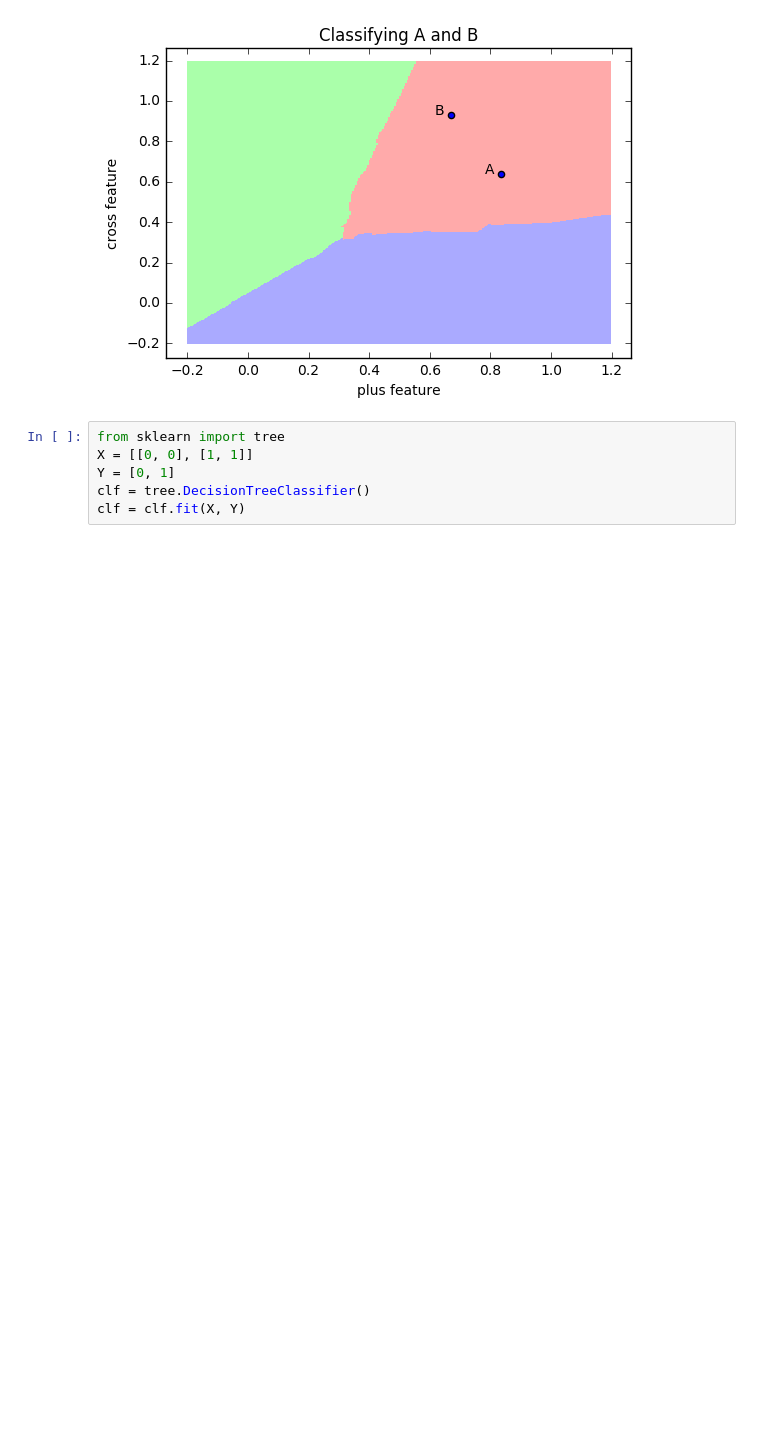
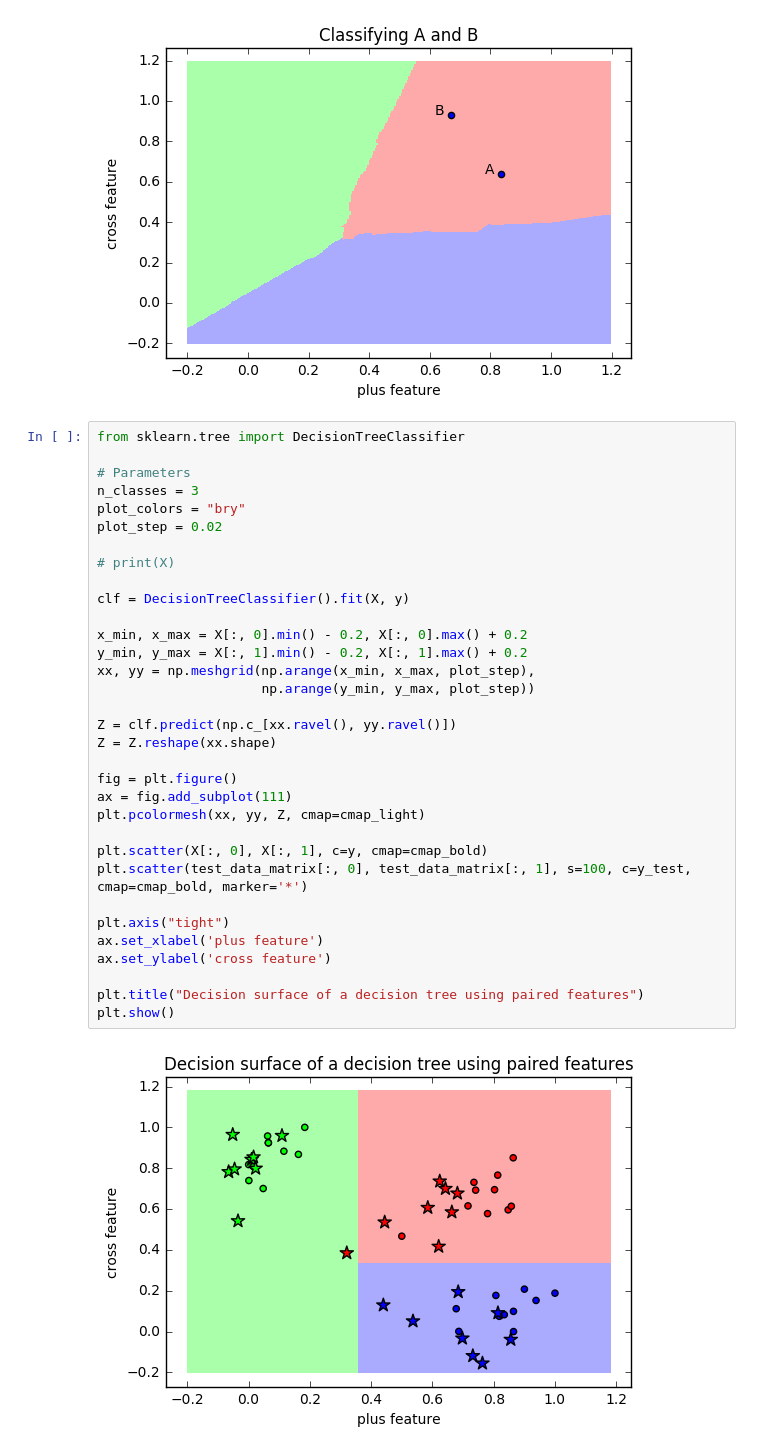
Before and after one commit to mika018/Character-Recognition-Classifier, a Jupyter notebook: cw2.ipynb, the cells around one changed output. Saved outputs shown, nothing was run; the diff lists cells and outputs as text; blank space fills up the shorter version.

Commit message:
Add Decision Tree

```diff
--- a/cw2.ipynb
+++ b/cw2.ipynb
@@ -814,9 +815,38 @@ plt.show()
 [figure]
 [figure]
 [figure]
-# %%
-from sklearn import tree
-X = [[0, 0], [1, 1]]
-Y = [0, 1]
-clf = tree.DecisionTreeClassifier()
-clf = clf.fit(X, Y)
+# %%
+from sklearn.tree import DecisionTreeClassifier
+
+# Parameters
+n_classes = 3
+plot_colors = "bry"
+plot_step = 0.02
+
+# print(X)
+
+clf = DecisionTreeClassifier().fit(X, y)
+
+x_min, x_max = X[:, 0].min() - 0.2, X[:, 0].max() + 0.2
+y_min, y_max = X[:, 1].min() - 0.2, X[:, 1].max() + 0.2
+xx, yy = np.meshgrid(np.arange(x_min, x_max, plot_step),
+                     np.arange(y_min, y_max, plot_step))
+
+Z = clf.predict(np.c_[xx.ravel(), yy.ravel()])
+Z = Z.reshape(xx.shape)
+
+fig = plt.figure()
+ax = fig.add_subplot(111)
+plt.pcolormesh(xx, yy, Z, cmap=cmap_light)
+
+plt.scatter(X[:, 0], X[:, 1], c=y, cmap=cmap_bold)
+plt.scatter(test_data_matrix[:, 0], test_data_matrix[:, 1], s=100, c=y_test, cmap=cmap_bold, marker='*')
+
+plt.axis("tight")
+ax.set_xlabel('plus feature')
+ax.set_ylabel('cross feature')
+
+plt.title("Decision surface of a decision tree using paired features")
+plt.show()
+# %% [output]
+[figure, added]
```
Also changed, not shown: parts of 2 cells of this notebook.
